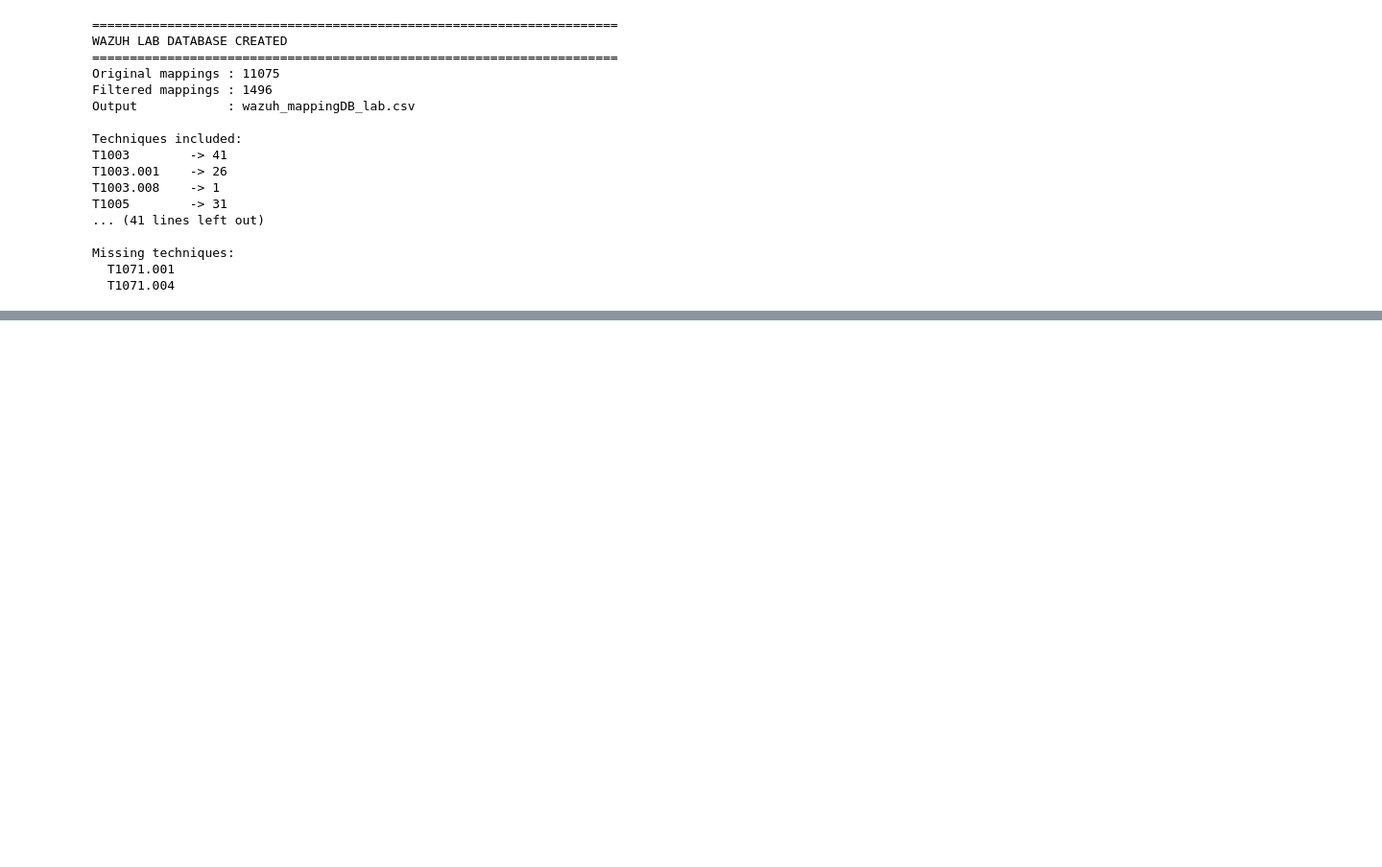
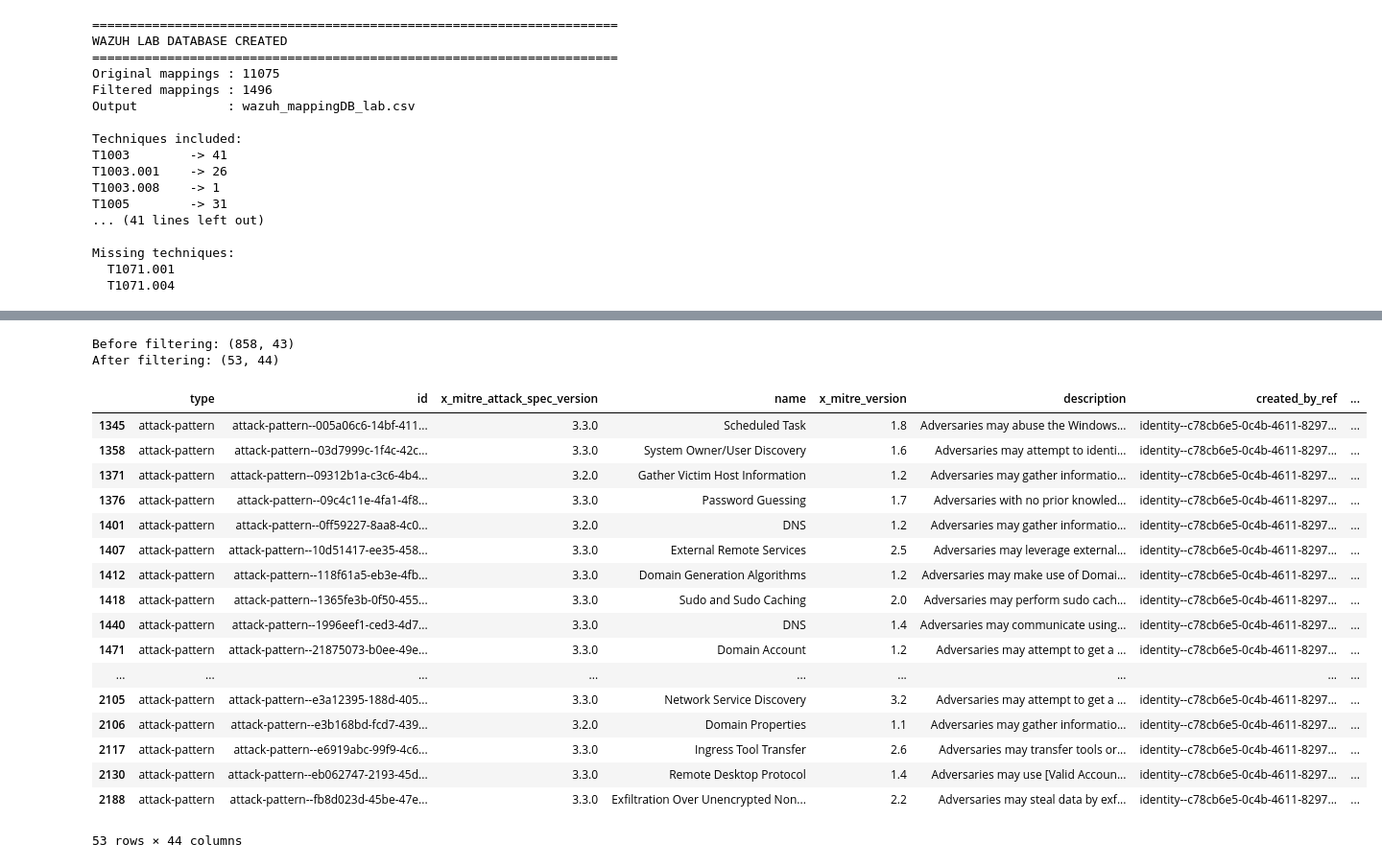
Before and after one commit to tahayassine-snoussi/Attack_Progression_Prediction_MITRE-ATT-CK, a Jupyter notebook: Untitled.ipynb, the cells around one changed output, grey strips where cells are left out. Shown at 96% size. Saved outputs shown, nothing was run; the diff lists cells and outputs as text; code cells hidden in the pictures; blank space fills up the shorter version.

Commit message:
started preparing the model trainig data

```diff
--- a/Untitled.ipynb
+++ b/Untitled.ipynb
@@ -384,0 +655,15 @@ Missing techniques:
+# %%
+def get_attack_id(external_references):
+    if not isinstance(external_references, list):
+        return None
+
+    for ref in external_references:
+        if ref.get("source_name") == "mitre-attack":
+            return ref.get("external_id")
+
+    return None
+
+techniques_df["technique_id"] = (
+    techniques_df["external_references"]
+    .apply(get_attack_id)
+)
@@ -384,0 +718,42 @@ Missing techniques:
+# %%
+# Start from the raw STIX attack-pattern objects
+techniques_df = df[df["type"] == "attack-pattern"].copy()
+
+print("Before filtering:", techniques_df.shape)
+
+# Extract MITRE ATT&CK technique ID
+techniques_df["technique_id"] = (
+    techniques_df["external_references"]
+    .apply(get_attack_id)
+)
+
+# Keep only techniques supported by Wazuh/Zeek
+techniques_df = techniques_df[
+    techniques_df["technique_id"].isin(needed_technique_ids)
+].copy()
+
+print("After filtering:", techniques_df.shape)
+# %% [output]
+Before filtering: (858, 43)
+After filtering: (53, 44)
+# %%
+techniques_df
+# %% [output]
+|  | type | id | x_mitre_attack_spec_version | name | x_mitre_version | description | created_by_ref | ... |
+| 1345 | attack-pattern | attack-pattern--005a06c6-14bf-411... | 3.3.0 | Scheduled Task | 1.8 | Adversaries may abuse the Windows... | identity--c78cb6e5-0c4b-4611-8297... | ... |
+| 1358 | attack-pattern | attack-pattern--03d7999c-1f4c-42c... | 3.3.0 | System Owner/User Discovery | 1.6 | Adversaries may attempt to identi... | identity--c78cb6e5-0c4b-4611-8297... | ... |
+| 1371 | attack-pattern | attack-pattern--09312b1a-c3c6-4b4... | 3.2.0 | Gather Victim Host Information | 1.2 | Adversaries may gather informatio... | identity--c78cb6e5-0c4b-4611-8297... | ... |
+| 1376 | attack-pattern | attack-pattern--09c4c11e-4fa1-4f8... | 3.3.0 | Password Guessing | 1.7 | Adversaries with no prior knowled... | identity--c78cb6e5-0c4b-4611-8297... | ... |
+| 1401 | attack-pattern | attack-pattern--0ff59227-8aa8-4c0... | 3.2.0 | DNS | 1.2 | Adversaries may gather informatio... | identity--c78cb6e5-0c4b-4611-8297... | ... |
+| 1407 | attack-pattern | attack-pattern--10d51417-ee35-458... | 3.3.0 | External Remote Services | 2.5 | Adversaries may leverage external... | identity--c78cb6e5-0c4b-4611-8297... | ... |
+| 1412 | attack-pattern | attack-pattern--118f61a5-eb3e-4fb... | 3.3.0 | Domain Generation Algorithms | 1.2 | Adversaries may make use of Domai... | identity--c78cb6e5-0c4b-4611-8297... | ... |
+| 1418 | attack-pattern | attack-pattern--1365fe3b-0f50-455... | 3.3.0 | Sudo and Sudo Caching | 2.0 | Adversaries may perform sudo cach... | identity--c78cb6e5-0c4b-4611-8297... | ... |
+| 1440 | attack-pattern | attack-pattern--1996eef1-ced3-4d7... | 3.3.0 | DNS | 1.4 | Adversaries may communicate using... | identity--c78cb6e5-0c4b-4611-8297... | ... |
+| 1471 | attack-pattern | attack-pattern--21875073-b0ee-49e... | 3.3.0 | Domain Account | 1.2 | Adversaries may attempt to get a ... | identity--c78cb6e5-0c4b-4611-8297... | ... |
+| ... | ... | ... | ... | ... | ... | ... | ... | ... |
+| 2105 | attack-pattern | attack-pattern--e3a12395-188d-405... | 3.3.0 | Network Service Discovery | 3.2 | Adversaries may attempt to get a ... | identity--c78cb6e5-0c4b-4611-8297... | ... |
+| 2106 | attack-pattern | attack-pattern--e3b168bd-fcd7-439... | 3.2.0 | Domain Properties | 1.1 | Adversaries may gather informatio... | identity--c78cb6e5-0c4b-4611-8297... | ... |
+| 2117 | attack-pattern | attack-pattern--e6919abc-99f9-4c6... | 3.3.0 | Ingress Tool Transfer | 2.6 | Adversaries may transfer tools or... | identity--c78cb6e5-0c4b-4611-8297... | ... |
+| 2130 | attack-pattern | attack-pattern--eb062747-2193-45d... | 3.3.0 | Remote Desktop Protocol | 1.4 | Adversaries may use [Valid Accoun... | identity--c78cb6e5-0c4b-4611-8297... | ... |
+| 2188 | attack-pattern | attack-pattern--fb8d023d-45be-47e... | 3.3.0 | Exfiltration Over Unencrypted Non... | 2.2 | Adversaries may steal data by exf... | identity--c78cb6e5-0c4b-4611-8297... | ... |
+53 rows × 44 columns
```
Also changed, not shown: parts of 10 cells of this notebook, 2 other files.
